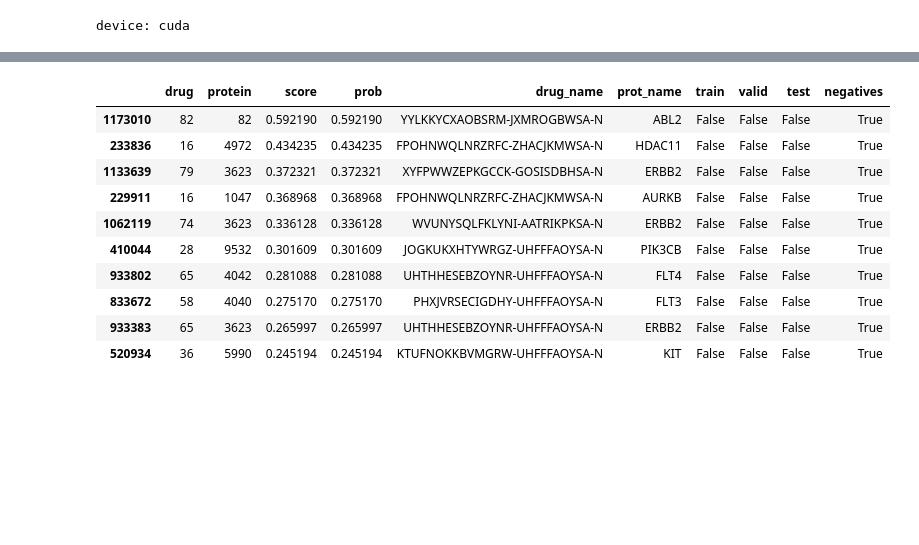
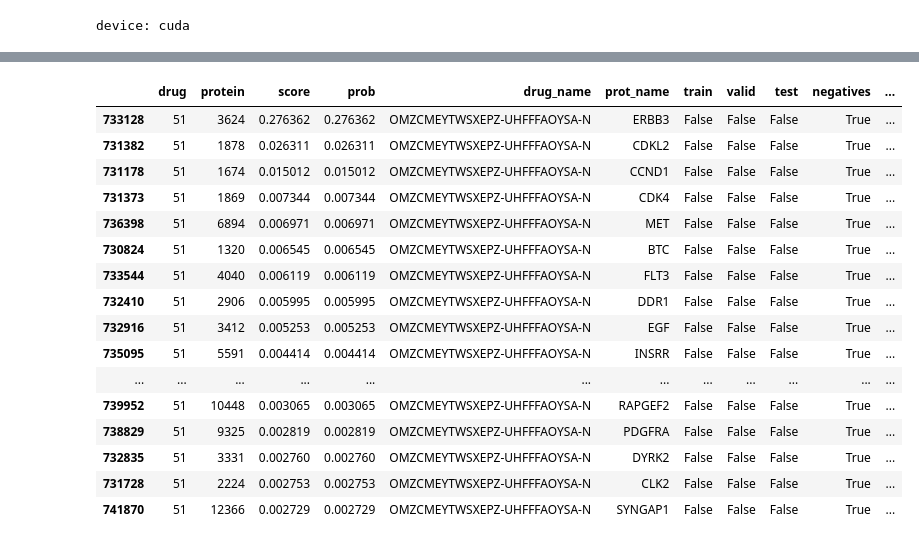
Before and after one commit to biodev/TKG-DTI, a Jupyter notebook: notebooks/_interpret.ipynb, the cells around one changed output, grey strips where cells are left out. Saved outputs shown, nothing was run; the diff lists cells and outputs as text; code cells hidden in the pictures; blank space fills up the shorter version.

```diff
--- a/notebooks/_interpret.ipynb
+++ b/notebooks/_interpret.ipynb
@@ -39,3 +39,7 @@ edge_index_dict = {key: tdata[key]['edge_index'] for key in tdata.metadata()[1]}
 num_node_dict = {key: tdata[key].num_nodes for key in tdata.metadata()[0]}
 # %% [output]
 device: cuda
+# %%
+inchi2name = {'drug': pd.read_csv('/home/teddy/local/TKG-DTI/extdata/meta/targetome__drug_targets_gene.csv')[['inhibitor', 'inchikey']].drop_duplicates().set_index('inchikey').to_dict()['inhibitor']}
+preds = preds.assign(inhibitor = preds.drug_name.map(inchi2name['drug']))
+preds.head()
@@ -372,16 +406,23 @@ def plot_explanation(expl, node_labels_on_right=False, only_plot_paths=True, nod
-# %%
-preds[lambda x: x.negatives].sort_values('prob', ascending=False).head(10)
-# %% [output]
-|  | drug | protein | score | prob | drug_name | prot_name | train | valid | test | negatives |
-| 1173010 | 82 | 82 | 0.592190 | 0.592190 | YYLKKYCXAOBSRM-JXMROGBWSA-N | ABL2 | False | False | False | True |
-| 233836 | 16 | 4972 | 0.434235 | 0.434235 | FPOHNWQLNRZRFC-ZHACJKMWSA-N | HDAC11 | False | False | False | True |
-| 1133639 | 79 | 3623 | 0.372321 | 0.372321 | XYFPWWZEPKGCCK-GOSISDBHSA-N | ERBB2 | False | False | False | True |
-| 229911 | 16 | 1047 | 0.368968 | 0.368968 | FPOHNWQLNRZRFC-ZHACJKMWSA-N | AURKB | False | False | False | True |
-| 1062119 | 74 | 3623 | 0.336128 | 0.336128 | WVUNYSQLFKLYNI-AATRIKPKSA-N | ERBB2 | False | False | False | True |
-| 410044 | 28 | 9532 | 0.301609 | 0.301609 | JOGKUKXHTYWRGZ-UHFFFAOYSA-N | PIK3CB | False | False | False | True |
-| 933802 | 65 | 4042 | 0.281088 | 0.281088 | UHTHHESEBZOYNR-UHFFFAOYSA-N | FLT4 | False | False | False | True |
-| 833672 | 58 | 4040 | 0.275170 | 0.275170 | PHXJVRSECIGDHY-UHFFFAOYSA-N | FLT3 | False | False | False | True |
-| 933383 | 65 | 3623 | 0.265997 | 0.265997 | UHTHHESEBZOYNR-UHFFFAOYSA-N | ERBB2 | False | False | False | True |
-| 520934 | 36 | 5990 | 0.245194 | 0.245194 | KTUFNOKKBVMGRW-UHFFFAOYSA-N | KIT | False | False | False | True |
+# %%
+inchi2name = {'drug': pd.read_csv('/home/teddy/local/TKG-DTI/extdata/meta/targetome__drug_targets_gene.csv')[['inhibitor', 'inchikey']].drop_duplicates().set_index('inchikey').to_dict()['inhibitor']}
+preds[lambda x: x.negatives & (x.inhibitor == 'Canertinib (CI-1033)')].sort_values('prob', ascending=False).head(25)
+# %% [output]
+|  | drug | protein | score | prob | drug_name | prot_name | train | valid | test | negatives | ... |
+| 733128 | 51 | 3624 | 0.276362 | 0.276362 | OMZCMEYTWSXEPZ-UHFFFAOYSA-N | ERBB3 | False | False | False | True | ... |
+| 731382 | 51 | 1878 | 0.026311 | 0.026311 | OMZCMEYTWSXEPZ-UHFFFAOYSA-N | CDKL2 | False | False | False | True | ... |
+| 731178 | 51 | 1674 | 0.015012 | 0.015012 | OMZCMEYTWSXEPZ-UHFFFAOYSA-N | CCND1 | False | False | False | True | ... |
+| 731373 | 51 | 1869 | 0.007344 | 0.007344 | OMZCMEYTWSXEPZ-UHFFFAOYSA-N | CDK4 | False | False | False | True | ... |
+| 736398 | 51 | 6894 | 0.006971 | 0.006971 | OMZCMEYTWSXEPZ-UHFFFAOYSA-N | MET | False | False | False | True | ... |
+| 730824 | 51 | 1320 | 0.006545 | 0.006545 | OMZCMEYTWSXEPZ-UHFFFAOYSA-N | BTC | False | False | False | True | ... |
+| 733544 | 51 | 4040 | 0.006119 | 0.006119 | OMZCMEYTWSXEPZ-UHFFFAOYSA-N | FLT3 | False | False | False | True | ... |
+| 732410 | 51 | 2906 | 0.005995 | 0.005995 | OMZCMEYTWSXEPZ-UHFFFAOYSA-N | DDR1 | False | False | False | True | ... |
+| 732916 | 51 | 3412 | 0.005253 | 0.005253 | OMZCMEYTWSXEPZ-UHFFFAOYSA-N | EGF | False | False | False | True | ... |
+| 735095 | 51 | 5591 | 0.004414 | 0.004414 | OMZCMEYTWSXEPZ-UHFFFAOYSA-N | INSRR | False | False | False | True | ... |
+| ... | ... | ... | ... | ... | ... | ... | ... | ... | ... | ... | ... |
+| 739952 | 51 | 10448 | 0.003065 | 0.003065 | OMZCMEYTWSXEPZ-UHFFFAOYSA-N | RAPGEF2 | False | False | False | True | ... |
+| 738829 | 51 | 9325 | 0.002819 | 0.002819 | OMZCMEYTWSXEPZ-UHFFFAOYSA-N | PDGFRA | False | False | False | True | ... |
+| 732835 | 51 | 3331 | 0.002760 | 0.002760 | OMZCMEYTWSXEPZ-UHFFFAOYSA-N | DYRK2 | False | False | False | True | ... |
+| 731728 | 51 | 2224 | 0.002753 | 0.002753 | OMZCMEYTWSXEPZ-UHFFFAOYSA-N | CLK2 | False | False | False | True | ... |
+| 741870 | 51 | 12366 | 0.002729 | 0.002729 | OMZCMEYTWSXEPZ-UHFFFAOYSA-N | SYNGAP1 | False | False | False | True | ... |
 # %%
 expl = TKGExplainer(model, data)
```
Also changed, not shown: parts of 33 cells of this notebook, 23 other files.
